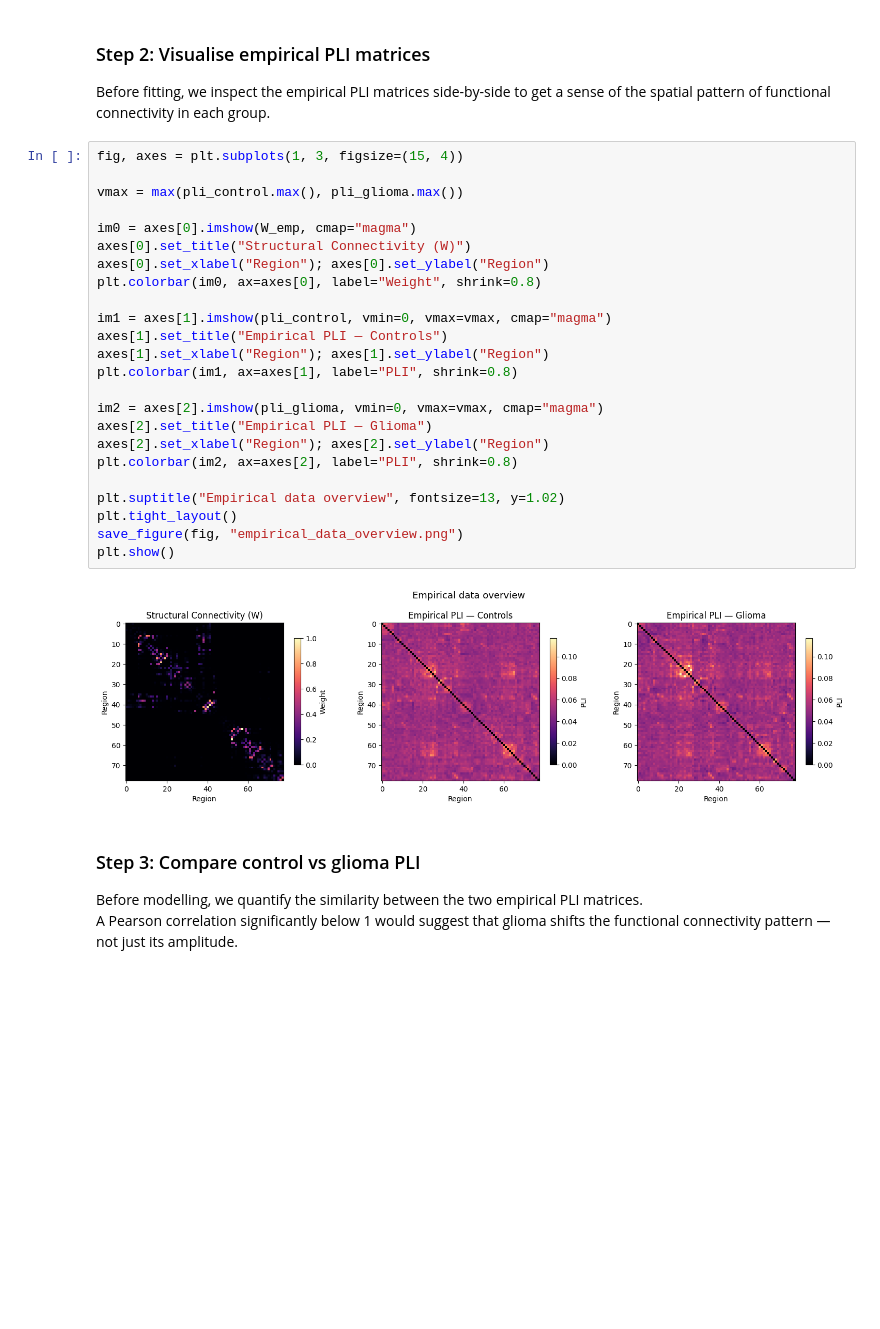
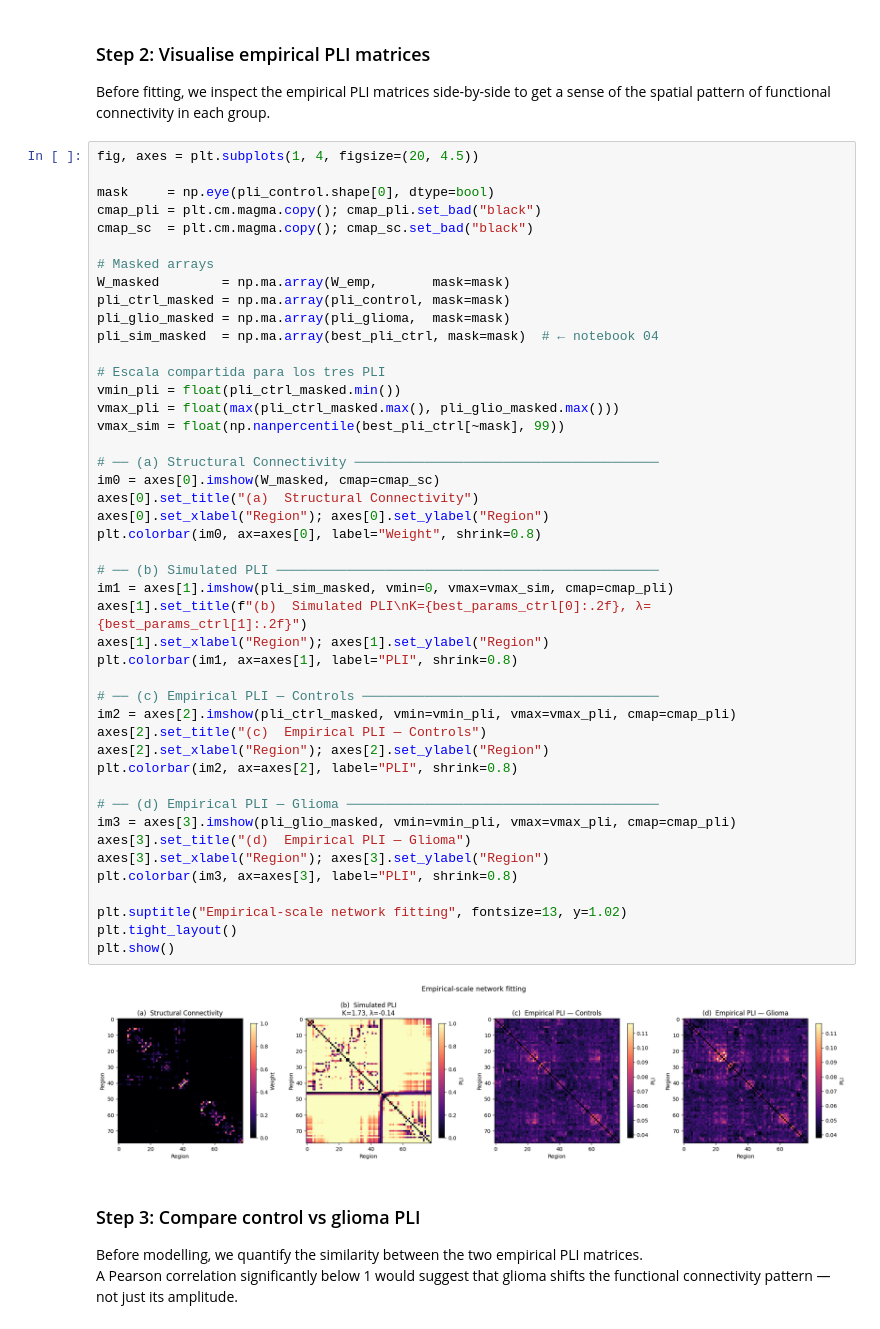
Before and after one commit to BobRice1/Functional-connectotomy, a Jupyter notebook: notebooks/04_validation_and_fitting.ipynb, the cells around one changed output. Drawn from its saved outputs; the diff is of its cells as text; blank space fills up the shorter version.

Commit message:
figure 1

```diff
--- a/notebooks/04_validation_and_fitting.ipynb
+++ b/notebooks/04_validation_and_fitting.ipynb
@@ -563,31 +569,52 @@ PLI glioma    : [0.0000,  0.1168]
 
 Before fitting, we inspect the empirical PLI matrices side-by-side to get a sense of the spatial pattern of functional connectivity in each group.
 # %%
-fig, axes = plt.subplots(1, 3, figsize=(15, 4))
+fig, axes = plt.subplots(1, 4, figsize=(20, 4.5))
 
-vmax = max(pli_control.max(), pli_glioma.max())
+mask     = np.eye(pli_control.shape[0], dtype=bool)
+cmap_pli = plt.cm.magma.copy(); cmap_pli.set_bad("black")
+cmap_sc  = plt.cm.magma.copy(); cmap_sc.set_bad("black")
 
-im0 = axes[0].imshow(W_emp, cmap="magma")
-axes[0].set_title("Structural Connectivity (W)")
+# Masked arrays
+W_masked        = np.ma.array(W_emp,       mask=mask)
+pli_ctrl_masked = np.ma.array(pli_control, mask=mask)
+pli_glio_masked = np.ma.array(pli_glioma,  mask=mask)
+pli_sim_masked  = np.ma.array(best_pli_ctrl, mask=mask)  # ← notebook 04
+
+# Escala compartida para los tres PLI
+vmin_pli = float(pli_ctrl_masked.min())
+vmax_pli = float(max(pli_ctrl_masked.max(), pli_glio_masked.max()))
+vmax_sim = float(np.nanpercentile(best_pli_ctrl[~mask], 99))
+
+# ── (a) Structural Connectivity ───────────────────────────────────────
+im0 = axes[0].imshow(W_masked, cmap=cmap_sc)
+axes[0].set_title("(a)  Structural Connectivity")
 axes[0].set_xlabel("Region"); axes[0].set_ylabel("Region")
 plt.colorbar(im0, ax=axes[0], label="Weight", shrink=0.8)
 
-im1 = axes[1].imshow(pli_control, vmin=0, vmax=vmax, cmap="magma")
-axes[1].set_title("Empirical PLI — Controls")
+# ── (b) Simulated PLI ─────────────────────────────────────────────────
+im1 = axes[1].imshow(pli_sim_masked, vmin=0, vmax=vmax_sim, cmap=cmap_pli)
+axes[1].set_title(f"(b)  Simulated PLI\nK={best_params_ctrl[0]:.2f}, λ={best_params_ctrl[1]:.2f}")
 axes[1].set_xlabel("Region"); axes[1].set_ylabel("Region")
 plt.colorbar(im1, ax=axes[1], label="PLI", shrink=0.8)
 
-im2 = axes[2].imshow(pli_glioma, vmin=0, vmax=vmax, cmap="magma")
-axes[2].set_title("Empirical PLI — Glioma")
+# ── (c) Empirical PLI — Controls ──────────────────────────────────────
+im2 = axes[2].imshow(pli_ctrl_masked, vmin=vmin_pli, vmax=vmax_pli, cmap=cmap_pli)
+axes[2].set_title("(c)  Empirical PLI — Controls")
 axes[2].set_xlabel("Region"); axes[2].set_ylabel("Region")
 plt.colorbar(im2, ax=axes[2], label="PLI", shrink=0.8)
 
-plt.suptitle("Empirical data overview", fontsize=13, y=1.02)
+# ── (d) Empirical PLI — Glioma ────────────────────────────────────────
+im3 = axes[3].imshow(pli_glio_masked, vmin=vmin_pli, vmax=vmax_pli, cmap=cmap_pli)
+axes[3].set_title("(d)  Empirical PLI — Glioma")
+axes[3].set_xlabel("Region"); axes[3].set_ylabel("Region")
+plt.colorbar(im3, ax=axes[3], label="PLI", shrink=0.8)
+
+plt.suptitle("Empirical-scale network fitting", fontsize=13, y=1.02)
 plt.tight_layout()
-save_figure(fig, "empirical_data_overview.png")
 plt.show()
 # %% [output]
-[figure, old version]
+[figure, new version]
 # %% [markdown]
 ### Step 3: Compare control vs glioma PLI
 
```
Also changed, not shown: parts of 10 cells of this notebook.
